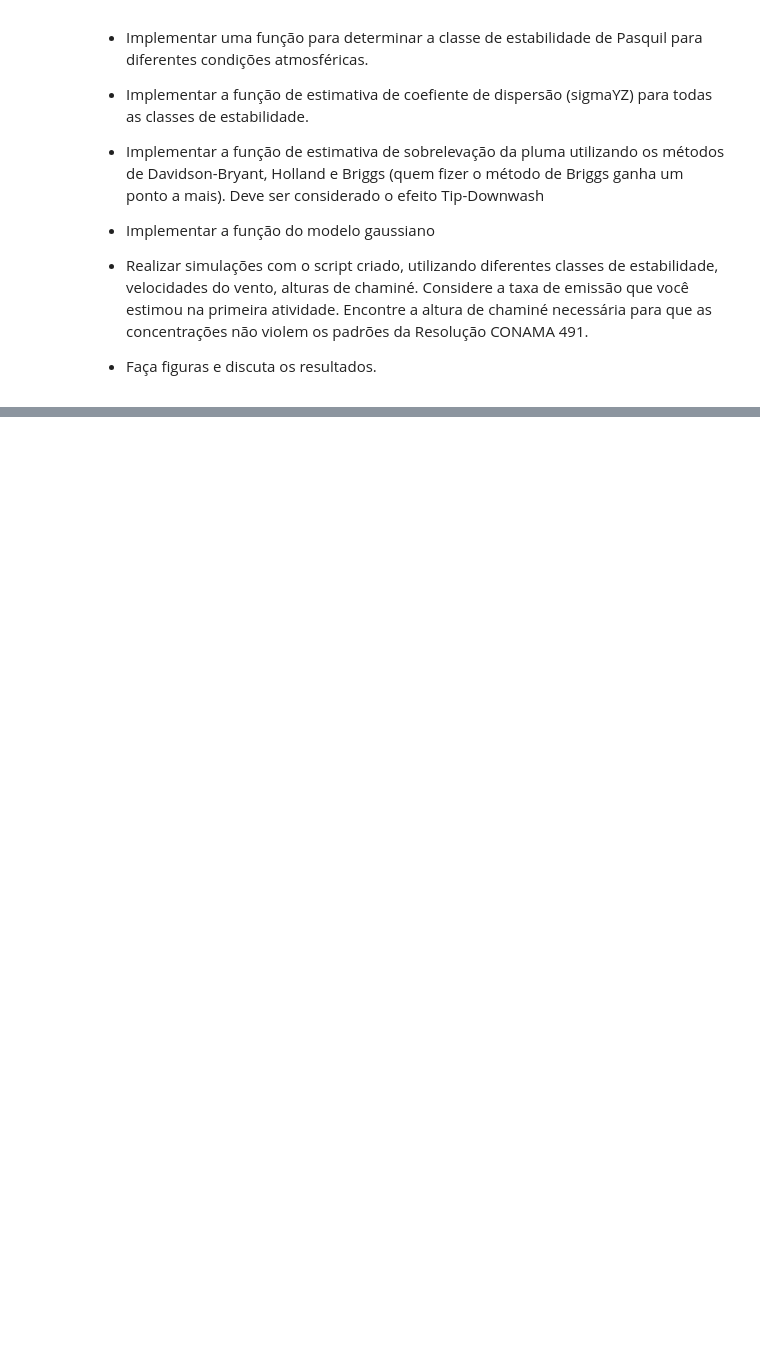
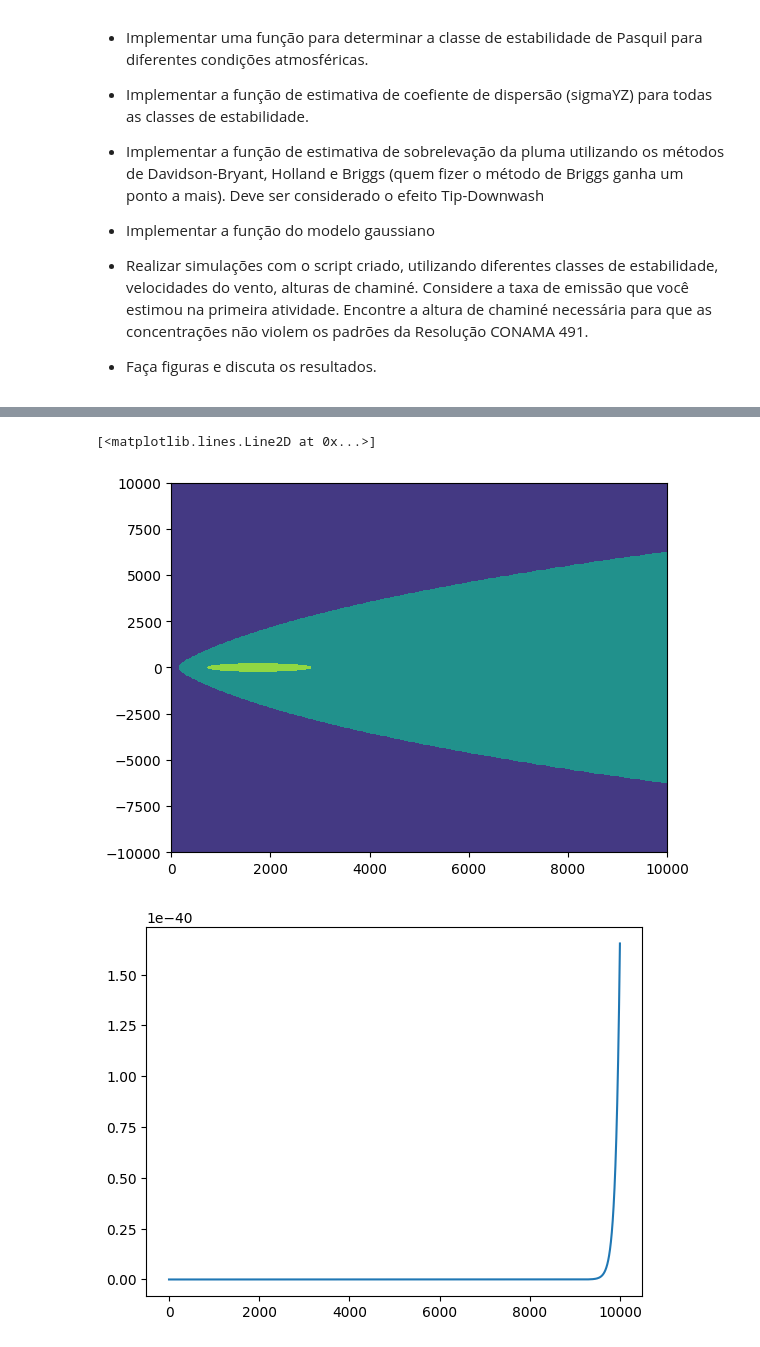
Before and after one commit to josehenriquehess/ENS5173_202401, a Jupyter notebook: Trabalho03_Parte1.ipynb, the cells around one changed output, grey strips where cells are left out. Drawn from its saved outputs; the diff is of its cells as text; code cells hidden in the pictures; blank space fills up the shorter version.

```diff
--- a/Trabalho03_Parte1.ipynb
+++ b/Trabalho03_Parte1.ipynb
@@ -225,3 +195,0 @@ SyntaxError: invalid syntax (4024133033.py, line 6)
-# %%
-deltaH = deltaHbriggs(1,10,300,293,'E',1)
-print(deltaH)
@@ -230,12 +196,20 @@ print(deltaH)
 # %%
-# Definindo a classe para 30 situações
+# Definindo a classe para 50 situações
 import random
 
 velocidades = [1.5,4,6]
 
 v = [random.choice(velocidades) for _ in range(50)] # Varia entre 1, 2.5, 4 e 6
-I = [random.uniform(0, 1000) for _ in range(50)]# Varia de 0 a 1000
 cco = [random.randint(0, 8) for _ in range(50)] # Varia de 0 a 8
+
+I = []
+
+dia_noite = [random.randint(0, 1) for _ in range(50)]
+for i in range(len(dia_noite)):
+    if dia_noite[i] == 0:
+        I.append(random.uniform(1, 1000))# Varia de 0 a 1000
+    else:
+        I.append(0)
 
 cob = []
 
@@ -259,0 +291,32 @@ A emissão máxima de PM10 foi de 156.09 g/s
+# %%
+'''
+A emissão máxima de Partícula filtrável foi de 127.46 g/s
+A emissão máxima de NOx foi de 1.96 g/s
+A emissão máxima de PM10 foi de 156.09 g/s
+'''
+qsNOX = 1.96
+qsPM10 = 156.09
+
+conc = []
+
+for i in range(len(cco)):
+    concentracao = modeloGaussiano(qsNOX,sigmaYlista[i],sigmaZlista[i],v[i],yy,z,hef[i])
+    conc.append(concentracao)
+# %%
+# Visualização dos resultados no espaço
+import matplotlib.pyplot as plt
+from matplotlib.colors import LogNorm
+fig,ax = plt.subplots()
+ax.contourf(xx,yy,conc[2]+0.1,norm = LogNorm())
+
+# Corte em y - sobre o eixo x
+fig,ax = plt.subplots()
+ax.plot(x,conc[2][10,:])
+
+# Corte em x - sobre o eixo y
+fig,ax = plt.subplots()
+ax.plot(x,conc[2][:,100])
+# %% [output]
+[<matplotlib.lines.Line2D at 0x...>]
+[figure, added]
+[figure, added]
```
Also changed, not shown: parts of 8 cells of this notebook.
